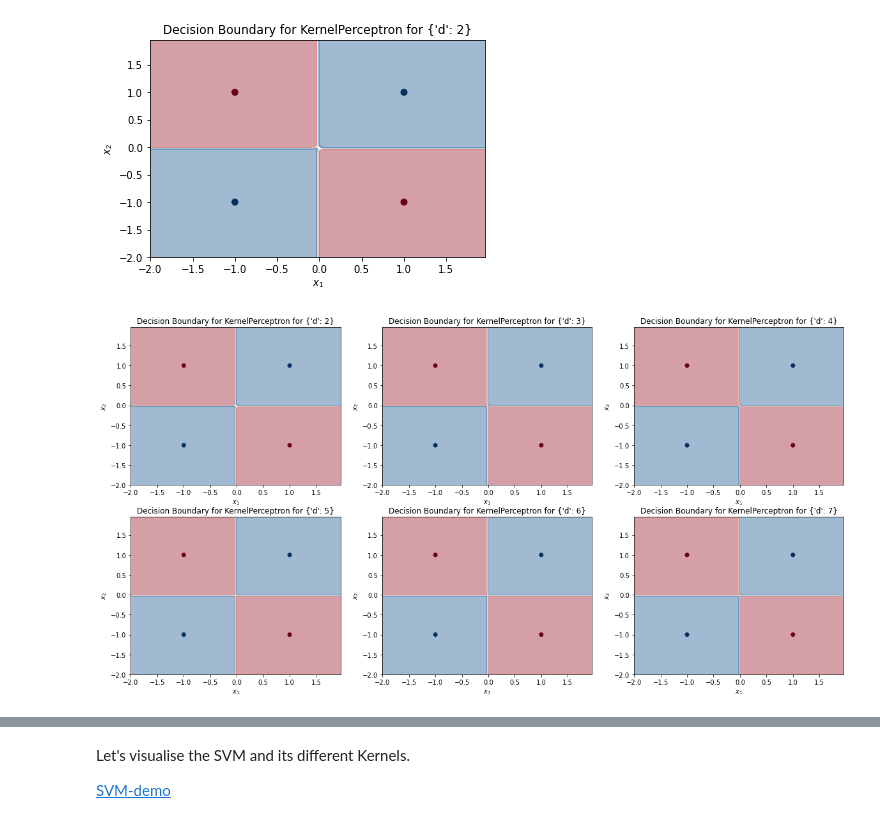
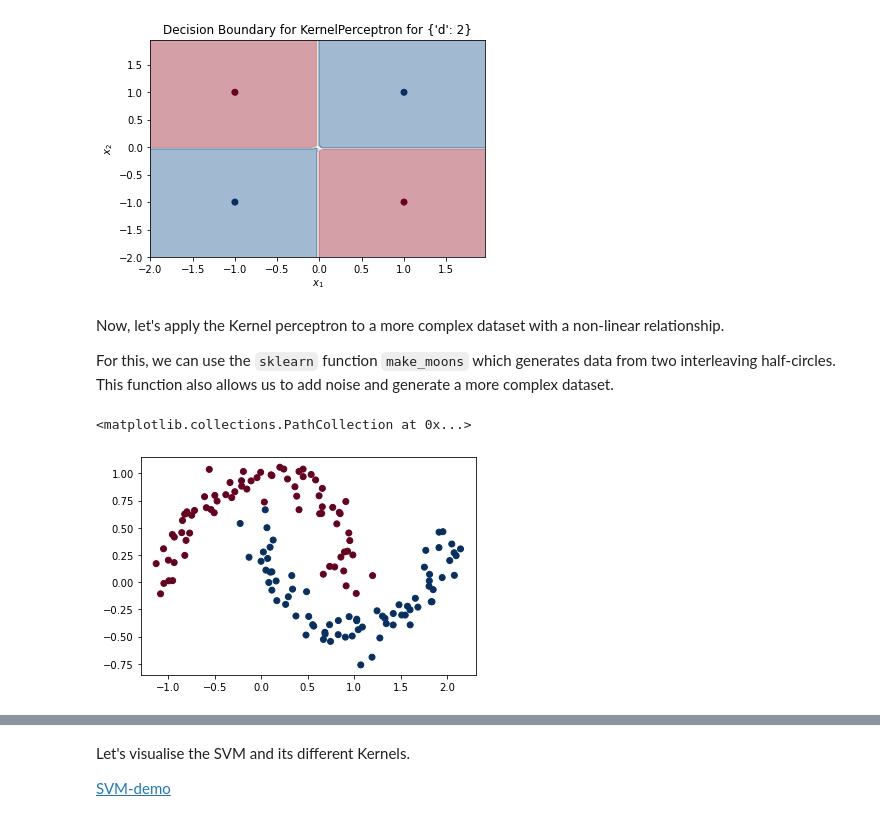
Before and after one commit to nerrma/tutoring, a Jupyter notebook: notebooks/KernelMethods-Lab.ipynb, the cells around one changed output, grey strips where cells are left out. Drawn from its saved outputs; the diff is of its cells as text; code cells hidden in the pictures.

```diff
--- a/notebooks/KernelMethods-Lab.ipynb
+++ b/notebooks/KernelMethods-Lab.ipynb
@@ -215,12 +221,7 @@ kp.fit(X, y)
 plot_decision_boundary(X, y, kp, plt.subplot(111))
 # %% [output]
 [figure]
-# %%
-fig, axs = plt.subplots(2, 3, figsize=(20, 10))
-d_grid = np.arange(2, 8)
-for i, ax in enumerate(axs.flat):
-    kp = KernelPerceptron(polynomial_kernel, kernel_args={"d": d_grid[i]})
-    kp.fit(X, y)
-    plot_decision_boundary(X, y, kp, ax)
-# %% [output]
-[figure, removed]
+# %% [markdown]
+Now, let's apply the Kernel perceptron to a more complex dataset with a non-linear relationship.
+
+For this, we can use the `sklearn` function `make_moons` which generates data from two interleaving half-circles. This function also allows us to add noise and generate a more complex dataset.
@@ -226,0 +230,6 @@ for i, ax in enumerate(axs.flat):
+# %%
+X, y = make_moons(n_samples=150, noise=0.1, random_state=0)
+plt.scatter(*X.T, c=y, cmap=plt.cm.RdBu)
+# %% [output]
+<matplotlib.collections.PathCollection at 0x...>
+[figure, added]
```
Also changed, not shown: parts of 10 cells of this notebook.
